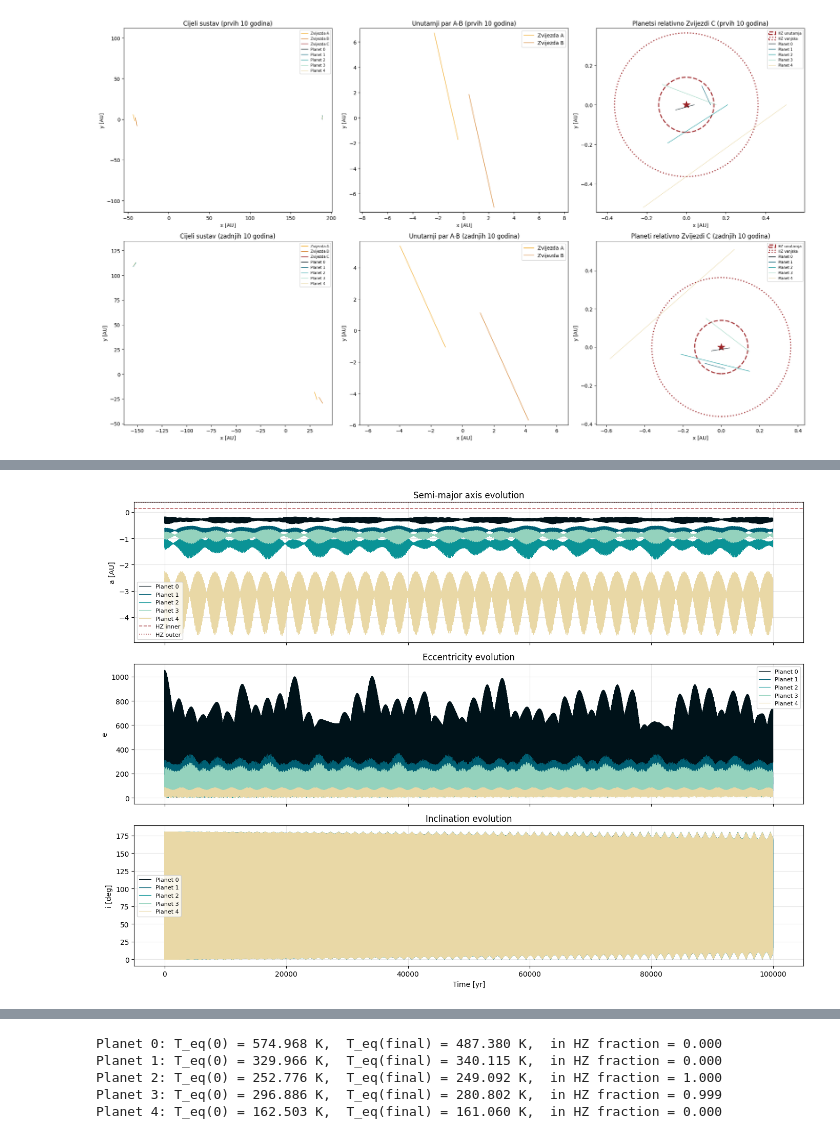
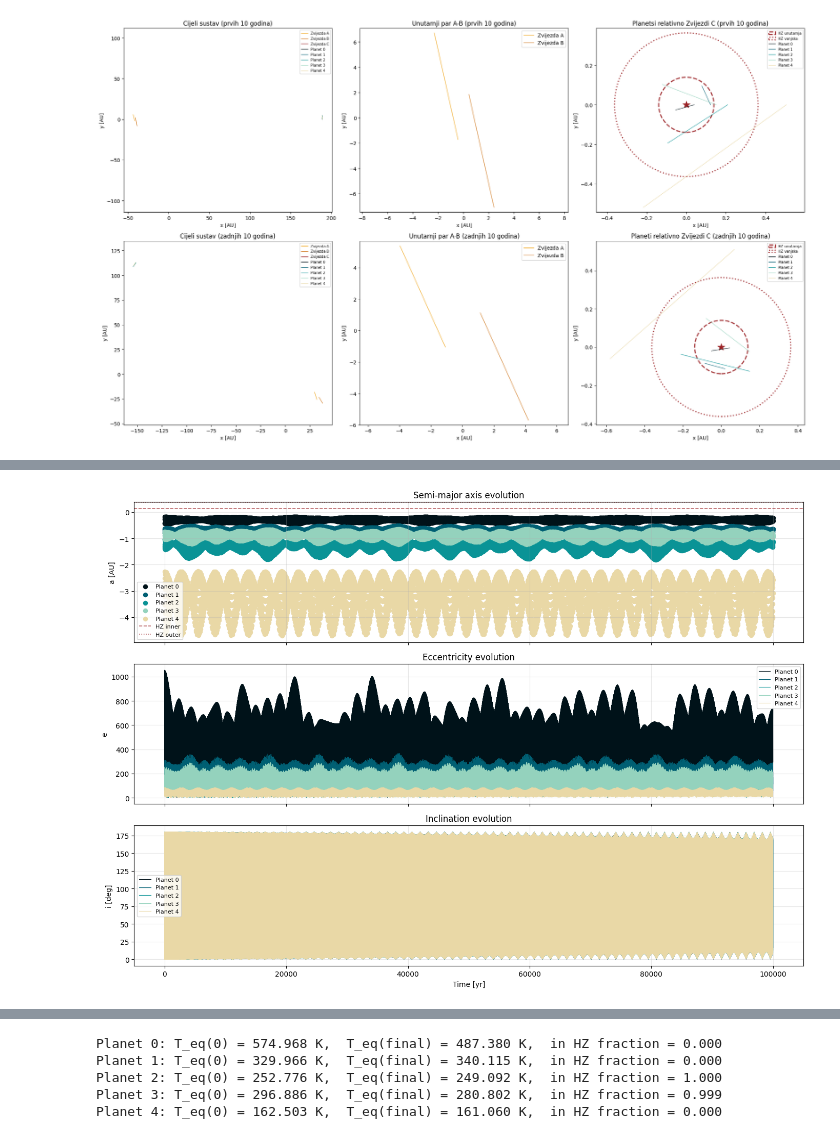
Before and after one commit to emadonev/nbody_exoplanets, a Jupyter notebook: nbs/results.ipynb, the cells around one changed output, grey strips where cells are left out. Drawn from its saved outputs; the diff is of its cells as text; code cells hidden in the pictures.

```diff
--- a/nbs/results.ipynb
+++ b/nbs/results.ipynb
@@ -180,33 +164,33 @@ fig, axes = plt.subplots(3, 1, figsize=(14, 10), sharex=True)
 
 for j, i in enumerate(planet_idx):
     color = planet_colors[j]
-    axes[0].plot(t, a[:, i], label=f'Planet {j}', color=color, lw=0.8)
+    axes[0].scatter(t, a[:, i], label=f'Planet {j}', color=color, lw=0.8)
     axes[1].plot(t, e[:, i], label=f'Planet {j}', color=color, lw=0.8)
     axes[2].plot(t, np.degrees(inc[:, i]), label=f'Planet {j}', color=color, lw=0.8)
 
 # Mark HZ boundaries on the semi-major axis plot
 if len(planet_idx) > 0:
     axes[0].axhline(hz_inner, color='#9b2226', ls='--', lw=1.2, alpha=0.7, label='HZ inner')
     axes[0].axhline(hz_outer, color='#9b2226', ls=':', lw=1.2, alpha=0.7, label='HZ outer')
 
 axes[0].set_ylabel('a [AU]')
 axes[0].set_title('Semi-major axis evolution')
 axes[0].legend(fontsize=8)
 axes[0].grid(alpha=0.3)
 
 axes[1].set_ylabel('e')
 axes[1].set_title('Eccentricity evolution')
 axes[1].legend(fontsize=8)
 axes[1].grid(alpha=0.3)
 
 axes[2].set_ylabel('i [deg]')
 axes[2].set_xlabel('Time [yr]')
 axes[2].set_title('Inclination evolution')
 axes[2].legend(fontsize=8)
 axes[2].grid(alpha=0.3)
 
 plt.tight_layout()
 plt.savefig('../plots/Gliese667_e0.0_i00_orbital_elements.png', dpi=300)
 plt.show()
 # %% [output]
-[figure, old version]
+[figure, new version]
```
Also changed, not shown: parts of 5 cells of this notebook, 37 other files.
